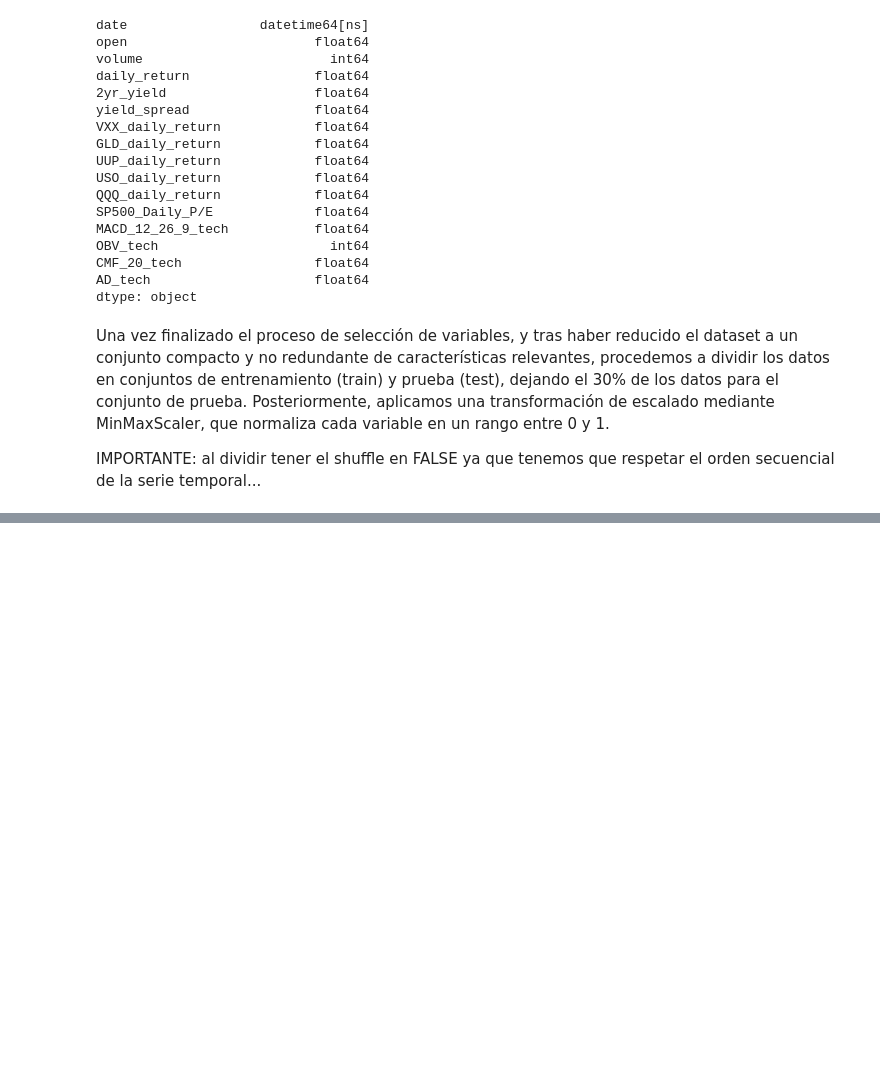
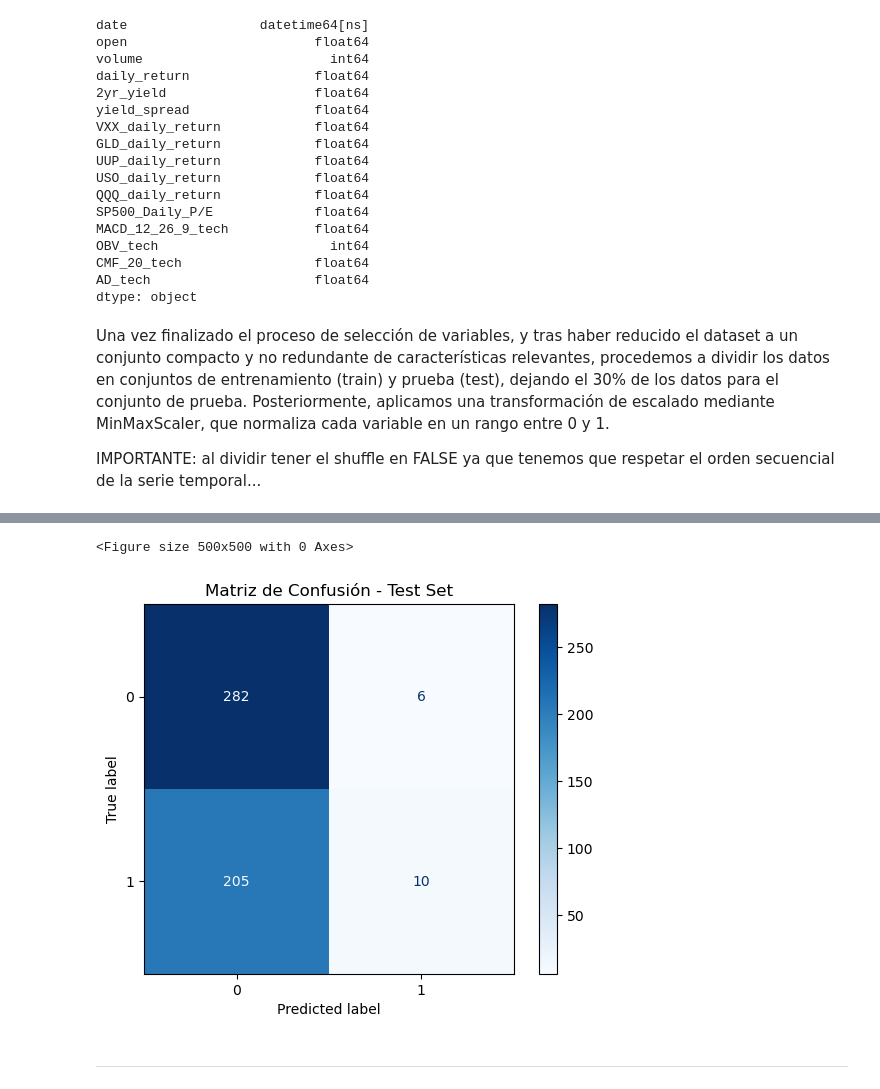
Before and after one commit to ivan-a30/Proyecto-Trading, a Jupyter notebook: SP500-Predicction.ipynb, the cells around one changed output, grey strips where cells are left out. Saved outputs shown, nothing was run; the diff lists cells and outputs as text; code cells hidden in the pictures; blank space fills up the shorter version.

Commit message:
Actualizacion

```diff
--- a/SP500-Predicction.ipynb
+++ b/SP500-Predicction.ipynb
@@ -1154,0 +1437,9 @@ X_test_scaled = scaler.transform(X_test)        # aplica esos mismos valores al
+# %%
+tuner = RandomSearch(
+    build_model,
+    objective='val_accuracy',  # o 'val_loss', según lo que quieras optimizar
+    max_trials=20,
+    executions_per_trial=1,
+    directory='keras',
+    project_name='lstm_tuning'
+)
@@ -1154,0 +1518,16 @@ X_test_scaled = scaler.transform(X_test)        # aplica esos mismos valores al
+# %%
+# Generate predictions using the test data
+predictions = best_model.predict(test_generator)
+predictions = (predictions > 0.5).astype(int)  # Convert probabilities to binary 0 or 1
+
+# Actual values from the test data
+actual = y_test[-len(predictions):]  # Ensure the length matches the predictions
+
+# Combine predictions and actual values into a DataFrame
+comparison_df = pd.DataFrame({
+    'Predicted': predictions.flatten(),
+    'Actual': actual.values.flatten()
+})
+
+# Display the first few rows of the comparison DataFrame
+print(comparison_df)
@@ -1154,0 +1550,19 @@ X_test_scaled = scaler.transform(X_test)        # aplica esos mismos valores al
+# %%
+from sklearn.metrics import confusion_matrix, ConfusionMatrixDisplay
+
+# Extraer valores para la matriz de confusión
+y_pred = comparison_df['Predicted']
+y_true = comparison_df['Actual']
+
+# Crear la matriz de confusión
+cm = confusion_matrix(y_true, y_pred)
+
+# Visualizarla
+disp = ConfusionMatrixDisplay(confusion_matrix=cm, display_labels=[0, 1])
+plt.figure(figsize=(5, 5))
+disp.plot(cmap=plt.cm.Blues, values_format='d')
+plt.title("Matriz de Confusión - Test Set")
+plt.show()
+# %% [output]
+<Figure size 500x500 with 0 Axes>
+[figure, added]
@@ -1154,0 +1574,2 @@ X_test_scaled = scaler.transform(X_test)        # aplica esos mismos valores al
+# %% [markdown]
+---------
```
Also changed, not shown: parts of 78 cells of this notebook.
